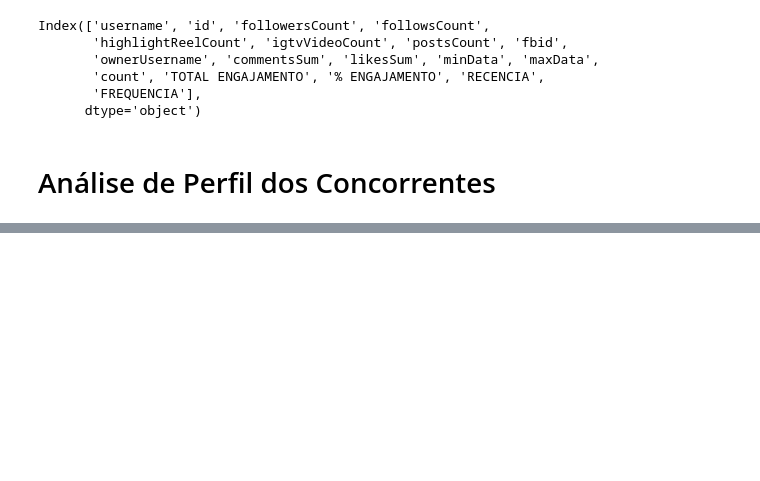
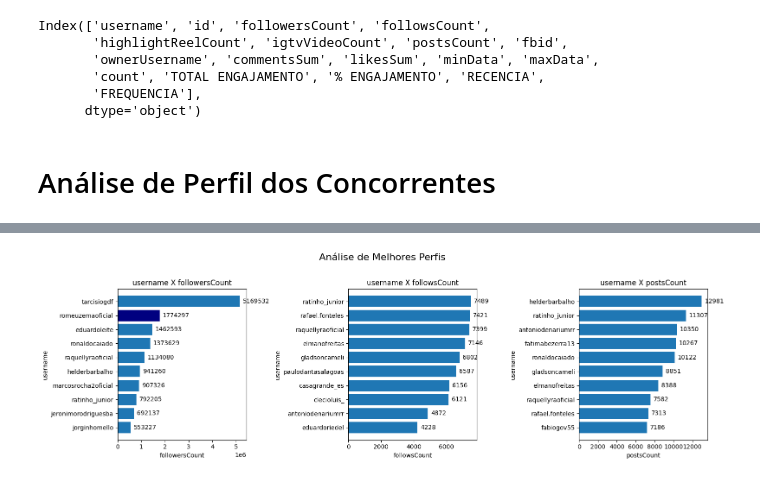
Before and after one commit to Vini0606/Aplica-o-Web-AI-Social-, a Jupyter notebook: notebooks/conteúdo.ipynb, the cells around one changed output, grey strips where cells are left out. Drawn from its saved outputs; the diff is of its cells as text; code cells hidden in the pictures; blank space fills up the shorter version.

```diff
--- a/notebooks/conteúdo.ipynb
+++ b/notebooks/conteúdo.ipynb
@@ -75,7 +76,7 @@ Index(['username', 'id', 'followersCount', 'followsCount',
 # %% [markdown]
 # Análise de Perfil dos Concorrentes
 # %%
-def plotarFigura(client_name):
+def plotarFigura1(client_name):
 
     def plotarBarraSeguidores(client_name):
 
@@ -157,6 +158,8 @@ def plotarFigura(client_name):
     # --- 6. Finalização e Exibição/Salvamento da Figura ---
     plt.tight_layout(rect=[0, 0, 1, 0.96]) # Ajusta o layout para evitar sobreposição
 
+    buffer = io.BytesIO()
+
     # Para salvar a figura em um arquivo
     plt.savefig(buffer, format='png', dpi=300)
 
@@ -165,6 +168,6 @@ def plotarFigura(client_name):
 
     print("Figura 'graficos_de_barras_destacados.png' gerada com sucesso.")
 
-plotarFigura('romeuzemaoficial')
+plotarFigura1('romeuzemaoficial')
 # %% [output]
 Cor alterada com Sucesso!
@@ -172,0 +176,89 @@ NameError: name 'buffer' is not defined
+# %%
+def plotarFigura1(client_name):
+
+    """
+
+    def tratarDados():
+
+        # Tratar Dados
+        posts_df['data_hora'] = pd.to_datetime(posts_df['timestamp'])
+
+        posts_df_gruped = posts_df.groupby(['ownerId', 'ownerUsername']).agg(
+        commentsSum=('commentsCount', 'sum'),
+        likesSum=('likesCount', 'sum'),
+        minData=('data_hora', 'min'),
+        maxData=('data_hora', 'max'),
+        count=('ownerId', 'count')
+        ).reset_index()
+
+        df_profiles_posts_int = pd.merge(profile_df, posts_df_gruped, left_on='id', right_on='ownerId', how='left').drop(['ownerId'], axis=1)
+        df_profiles_posts_int['TOTAL ENGAJAMENTO'] = (df_profiles_posts_int['commentsSum'] + df_profiles_posts_int['likesSum'])
+        df_profiles_posts_int[r'% ENGAJAMENTO'] =  df_profiles_posts_int['TOTAL ENGAJAMENTO'] / df_profiles_posts_int['followersCount']
+        df_profiles_posts_int['RECENCIA'] = 1 / ((df_profiles_posts_int['maxData'].max() - df_profiles_posts_int['maxData']).dt.days + 1)
+        df_profiles_posts_int['FREQUENCIA'] = df_profiles_posts_int['count'] / ((df_profiles_posts_int['maxData'] - df_profiles_posts_int['minData']).dt.days + 1)
+
+        return df_profiles_posts_int
+
+    df_profiles_posts_int = tratarDados()
+
+    """
+
+    def plotarBarraMax(client_name, x_col, y_col, ax1):
+
+        # Calcular Estatísticas
+        top_10 = df_profiles_posts_int.groupby([y_col])[x_col].max().sort_values(ascending=True).tail(10).reset_index()
+
+        # --- 4. Configuração do Primeiro Gráfico (Superior) ---
+        # Preparar cores e rótulos para o primeiro gráfico
+        cores1 = ['#1f77b4'] * 10 # Cor padrão para as barras
+
+        if client_name in list(top_10['username']):
+            try:
+                # Encontra a posição (índice) do elemento X nos dados ordenados
+                indice_x = top_10.loc[top_10[y_col] == client_name].index[0]
+                cores1[indice_x] = '#000080' # Cor de destaque para o elemento X
+                print('Cor alterada com Sucesso!')
+            except KeyError:
+                indice_x = -1 # Trata o caso do elemento não ser encontrado
+
+        # Plota o gráfico de barras
+        barras1 = ax1.barh(top_10[y_col], top_10[x_col], color=cores1)
+        ax1.bar_label(barras1, fmt='%d', padding=5)
+        ax1.set_title(f'{y_col} X {x_col}')
+        ax1.set_xlabel(x_col)
+        ax1.set_ylabel(y_col)
+
+        return top_10
+
+    # --- 3. Criação da Figura e dos Gráficos (Subplots) ---
+    # Cria a figura com 2 linhas e 1 coluna de gráficos
+    fig, (ax1, ax2, ax3) = plt.subplots(1, 3, figsize=(16, 5))
+    fig.suptitle('Análise de Melhores Perfis', fontsize=16)
+
+    top_10_followers = plotarBarraMax(client_name, 'followersCount', 'username', ax1)
+    top_10_follows = plotarBarraMax(client_name, 'followsCount', 'username', ax2)
+    top_10_posts_count = plotarBarraMax(client_name, 'postsCount', 'username', ax3)
+
+    dataframes = {
+                    "followers": top_10_followers,
+                    "follows": top_10_follows,
+                    "posts_count": top_10_posts_count
+    }
+
+    # --- 6. Finalização e Exibição/Salvamento da Figura ---
+    plt.tight_layout(rect=[0, 0, 1, 0.96]) # Ajusta o layout para evitar sobreposição
+
+    buffer = io.BytesIO()
+
+    # Para salvar a figura em um arquivo
+    plt.savefig(buffer, format='png', dpi=300)
+
+    # Para exibir a figura diretamente (se estiver em um ambiente interativo como Jupyter)
+    plt.show()
+
+    print("Figura 'graficos_de_barras_destacados.png' gerada com sucesso.")
+
+    return buffer, dataframes
+
+plotarFigura1('romeuzemaoficial')
+# %% [output]
@@ -172,0 +266 @@ NameError: name 'buffer' is not defined
+[figure, added]
```
Also changed, not shown: parts of 6 cells of this notebook, 4 other files.
